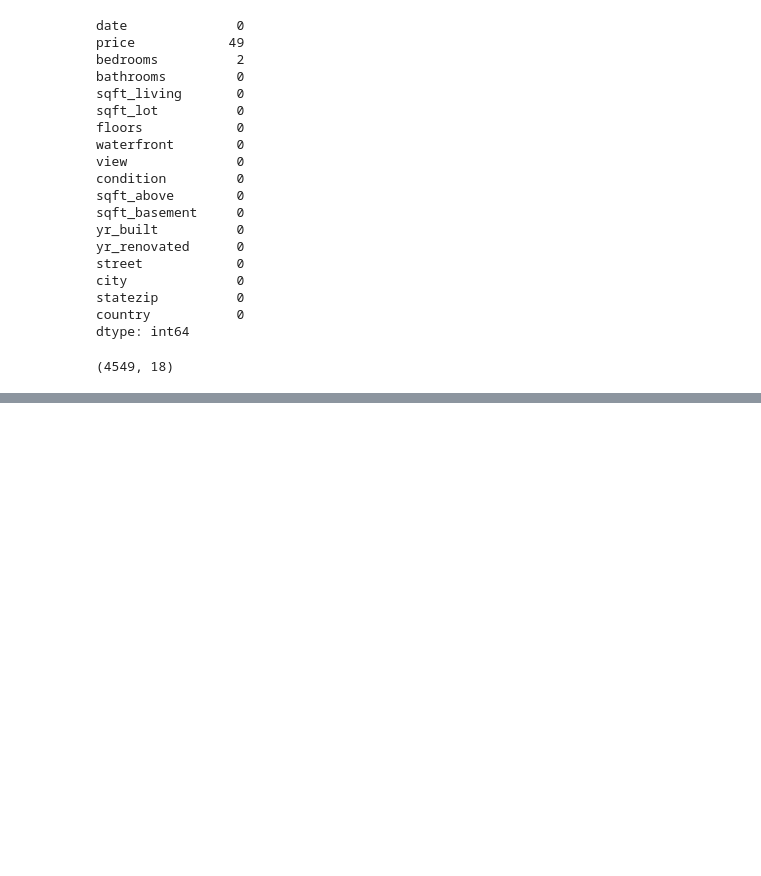
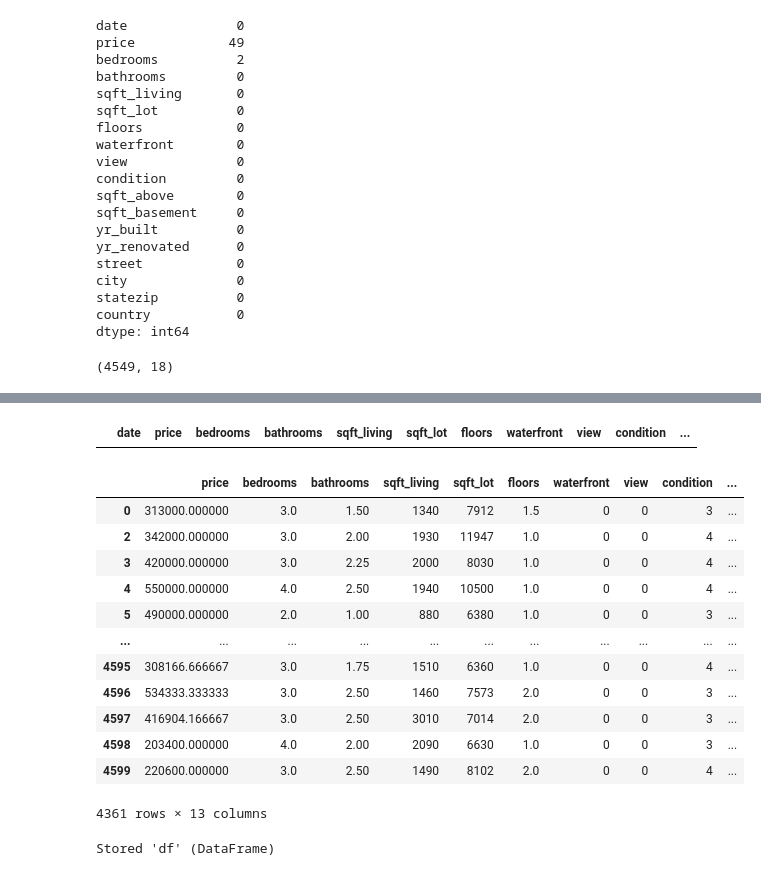
Before and after one commit to shaylahong/Project4_Group7, a Jupyter notebook: data_exploration._cleaning.ipynb, the cells around one changed output, grey strips where cells are left out. Drawn from its saved outputs; the diff is of its cells as text; code cells hidden in the pictures; blank space fills up the shorter version.

Commit message:
update and add data_preprocessing file

```diff
--- a/data_exploration.ipynb
+++ b/data_exploration._cleaning.ipynb
@@ -92,0 +92,15 @@ df['price_zscore'] = zscore(df['price'])
+# %%
+# Removing outliers using z-score calculations
+df['price_zscore'] = zscore(df['price'])
+df['sqft_living_zscre'] = zscore(df['sqft_living'])
+df['sqft_lot_zscre'] = zscore(df['sqft_lot'])
+df['sqft_above_zscre'] = zscore(df['sqft_above'])
+df['sqft_basement_zscre'] = zscore(df['sqft_basement'])
+
+df = df[(df.price_zscore < 3) & (df.price_zscore > -3)]
+df = df[(df.sqft_living_zscre < 3) & (df.sqft_living_zscre > -3)]
+df = df[(df.sqft_lot_zscre < 3) & (df.sqft_lot_zscre > -3)]
+df = df[(df.sqft_above_zscre < 3) & (df.sqft_above_zscre > -3)]
+df = df[(df.sqft_basement_zscre < 3) & (df.sqft_basement_zscre > -3)]
+# %%
+df.drop(columns=['price_zscore','sqft_living_zscre','sqft_lot_zscre','sqft_above_zscre','sqft_basement_zscre'], inplace=True)
@@ -92,0 +119,26 @@ df['price_zscore'] = zscore(df['price'])
+# %%
+df[df['statezip'].str[0:2] != 'WA']
+# %% [output]
+|  | date | price | bedrooms | bathrooms | sqft_living | sqft_lot | floors | waterfront | view | condition | ... |
+# %%
+df.drop(columns=["country", "statezip","street",'date','city'], inplace=True)
+# %%
+df
+# %% [output]
+|  | price | bedrooms | bathrooms | sqft_living | sqft_lot | floors | waterfront | view | condition | ... |
+| 0 | 313000.000000 | 3.0 | 1.50 | 1340 | 7912 | 1.5 | 0 | 0 | 3 | ... |
+| 2 | 342000.000000 | 3.0 | 2.00 | 1930 | 11947 | 1.0 | 0 | 0 | 4 | ... |
+| 3 | 420000.000000 | 3.0 | 2.25 | 2000 | 8030 | 1.0 | 0 | 0 | 4 | ... |
+| 4 | 550000.000000 | 4.0 | 2.50 | 1940 | 10500 | 1.0 | 0 | 0 | 4 | ... |
+| 5 | 490000.000000 | 2.0 | 1.00 | 880 | 6380 | 1.0 | 0 | 0 | 3 | ... |
+| ... | ... | ... | ... | ... | ... | ... | ... | ... | ... | ... |
+| 4595 | 308166.666667 | 3.0 | 1.75 | 1510 | 6360 | 1.0 | 0 | 0 | 4 | ... |
+| 4596 | 534333.333333 | 3.0 | 2.50 | 1460 | 7573 | 2.0 | 0 | 0 | 3 | ... |
+| 4597 | 416904.166667 | 3.0 | 2.50 | 3010 | 7014 | 2.0 | 0 | 0 | 3 | ... |
+| 4598 | 203400.000000 | 4.0 | 2.00 | 2090 | 6630 | 1.0 | 0 | 0 | 3 | ... |
+| 4599 | 220600.000000 | 3.0 | 2.50 | 1490 | 8102 | 2.0 | 0 | 0 | 4 | ... |
+4361 rows × 13 columns
+# %%
+%store df
+# %% [output]
+Stored 'df' (DataFrame)
```
Also changed, not shown: parts of 5 cells of this notebook, 1 other file.
